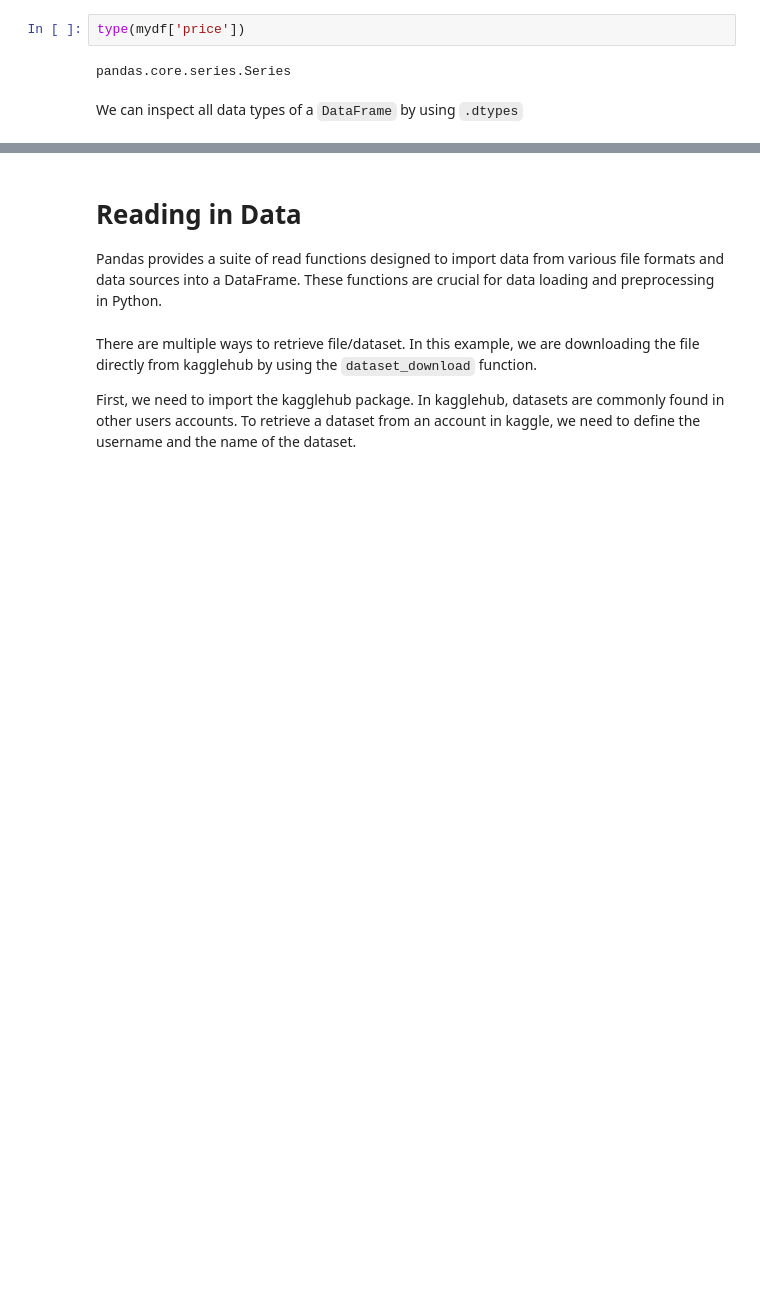
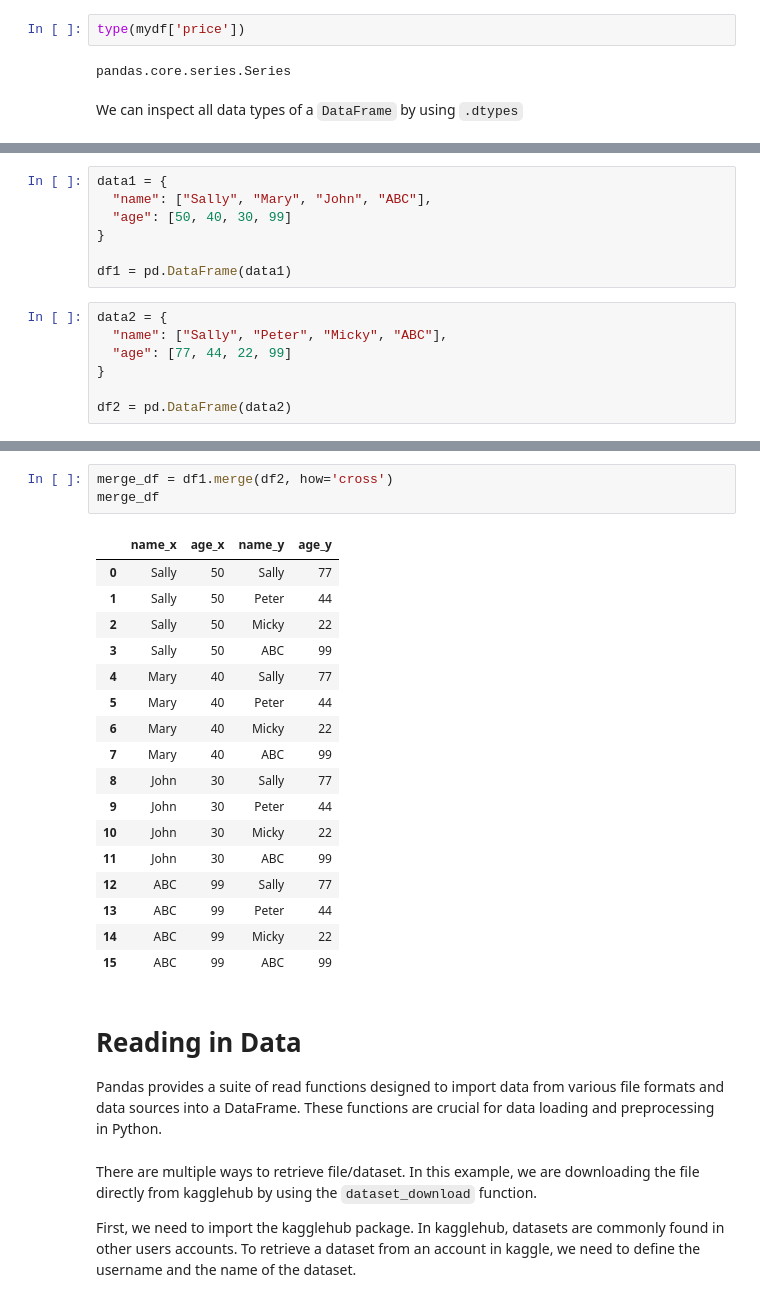
Before and after one commit to robitussin/CCDATS1L, a Jupyter notebook: 3 - Numpy, Pandas, SQLite/pandas/basics/Introduction_to_Pandas.ipynb, the cells around one changed output, grey strips where cells are left out. Cells and saved outputs as stored; diff of their text form; blank space fills up the shorter version.

```diff
--- a/3 - Numpy, Pandas, SQLite/pandas/basics/Introduction_to_Pandas.ipynb
+++ b/3 - Numpy, Pandas, SQLite/pandas/basics/Introduction_to_Pandas.ipynb
@@ -127,0 +129,14 @@ dtype: object
+# %%
+data1 = {
+  "name": ["Sally", "Mary", "John", "ABC"],
+  "age": [50, 40, 30, 99]
+}
+
+df1 = pd.DataFrame(data1)
+# %%
+data2 = {
+  "name": ["Sally", "Peter", "Micky", "ABC"],
+  "age": [77, 44, 22, 99]
+}
+
+df2 = pd.DataFrame(data2)
@@ -128,3 +199,24 @@ dtype: object
+# %%
+merge_df = df1.merge(df2, how='cross')
+merge_df
+# %% [output]
+|  | name_x | age_x | name_y | age_y |
+| 0 | Sally | 50 | Sally | 77 |
+| 1 | Sally | 50 | Peter | 44 |
+| 2 | Sally | 50 | Micky | 22 |
+| 3 | Sally | 50 | ABC | 99 |
+| 4 | Mary | 40 | Sally | 77 |
+| 5 | Mary | 40 | Peter | 44 |
+| 6 | Mary | 40 | Micky | 22 |
+| 7 | Mary | 40 | ABC | 99 |
+| 8 | John | 30 | Sally | 77 |
+| 9 | John | 30 | Peter | 44 |
+| 10 | John | 30 | Micky | 22 |
+| 11 | John | 30 | ABC | 99 |
+| 12 | ABC | 99 | Sally | 77 |
+| 13 | ABC | 99 | Peter | 44 |
+| 14 | ABC | 99 | Micky | 22 |
+| 15 | ABC | 99 | ABC | 99 |
 # %% [markdown]
 # Reading in Data
 
```
Also changed, not shown: parts of 13 cells of this notebook, 3 other files.
